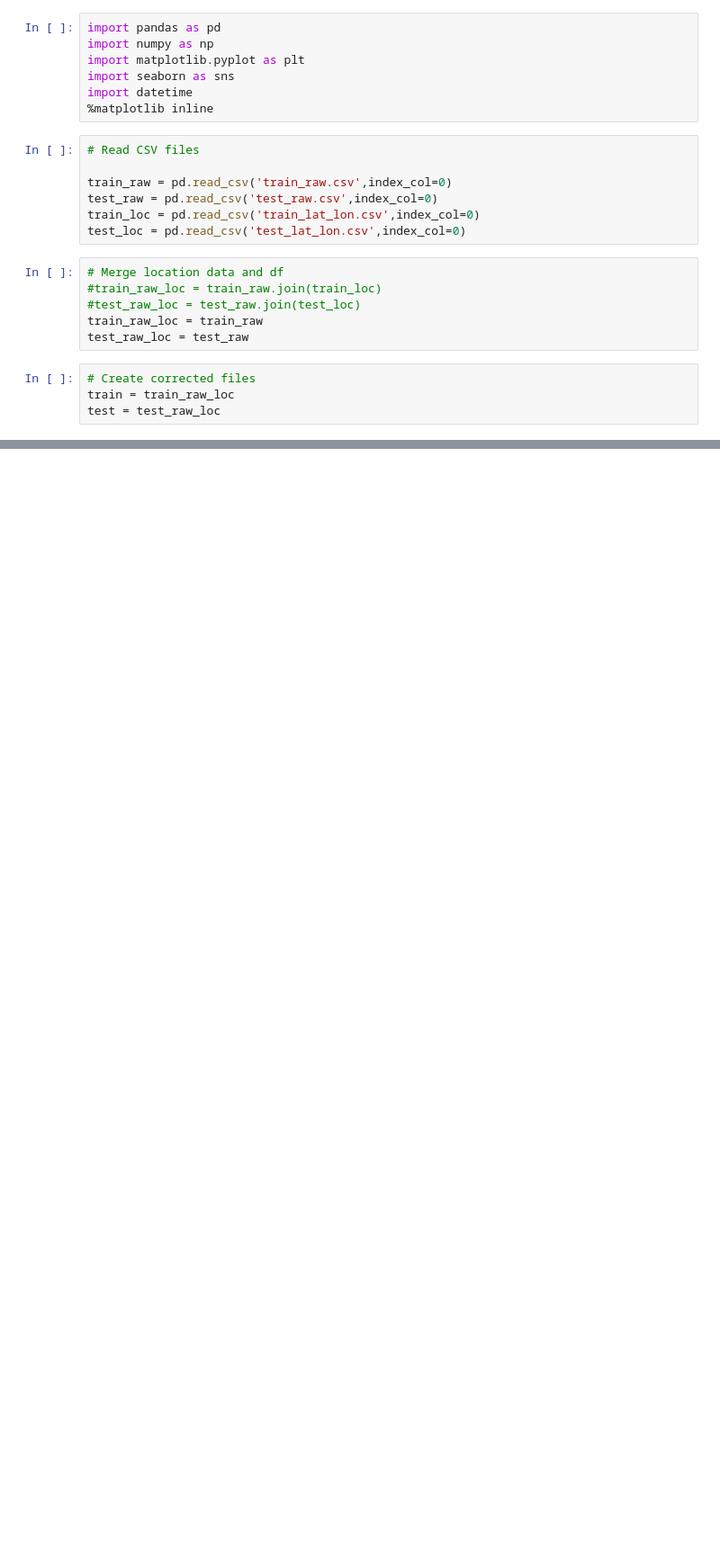
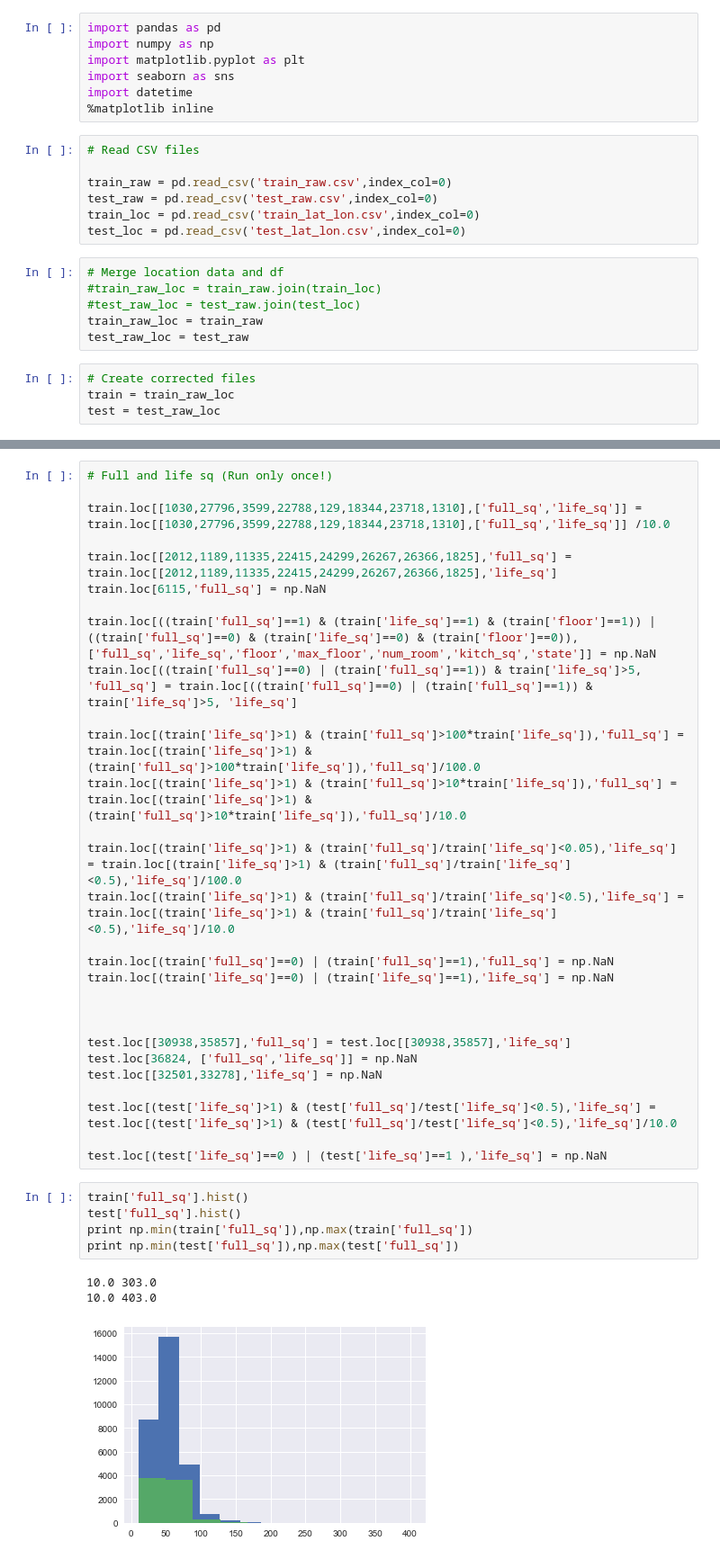
Before and after one commit to JulesLandrySimard/Kaggle-Sberbank, a Jupyter notebook: Clean_files.ipynb, the cells around one changed output, grey strips where cells are left out. Shown: that part at 90% size. Drawn from its saved outputs; the diff is of its cells as text; blank space fills up the shorter version.

```diff
--- a/Clean_files.ipynb
+++ b/Clean_files.ipynb
@@ -342,0 +82,38 @@ print np.sum(abs(pred_build-y_test))/len(y_test)
+# %%
+# Full and life sq (Run only once!)
+
+train.loc[[1030,27796,3599,22788,129,18344,23718,1310],['full_sq','life_sq']] = train.loc[[1030,27796,3599,22788,129,18344,23718,1310],['full_sq','life_sq']] /10.0
+
+train.loc[[2012,1189,11335,22415,24299,26267,26366,1825],'full_sq'] = train.loc[[2012,1189,11335,22415,24299,26267,26366,1825],'life_sq']
+train.loc[6115,'full_sq'] = np.NaN
+
+train.loc[((train['full_sq']==1) & (train['life_sq']==1) & (train['floor']==1)) | ((train['full_sq']==0) & (train['life_sq']==0) & (train['floor']==0)),['full_sq','life_sq','floor','max_floor','num_room','kitch_sq','state']] = np.NaN
+train.loc[((train['full_sq']==0) | (train['full_sq']==1)) & train['life_sq']>5, 'full_sq'] = train.loc[((train['full_sq']==0) | (train['full_sq']==1)) & train['life_sq']>5, 'life_sq']
+
+train.loc[(train['life_sq']>1) & (train['full_sq']>100*train['life_sq']),'full_sq'] = train.loc[(train['life_sq']>1) & (train['full_sq']>100*train['life_sq']),'full_sq']/100.0
+train.loc[(train['life_sq']>1) & (train['full_sq']>10*train['life_sq']),'full_sq'] = train.loc[(train['life_sq']>1) & (train['full_sq']>10*train['life_sq']),'full_sq']/10.0
+
+train.loc[(train['life_sq']>1) & (train['full_sq']/train['life_sq']<0.05),'life_sq'] = train.loc[(train['life_sq']>1) & (train['full_sq']/train['life_sq']<0.5),'life_sq']/100.0
+train.loc[(train['life_sq']>1) & (train['full_sq']/train['life_sq']<0.5),'life_sq'] = train.loc[(train['life_sq']>1) & (train['full_sq']/train['life_sq']<0.5),'life_sq']/10.0
+
+train.loc[(train['full_sq']==0) | (train['full_sq']==1),'full_sq'] = np.NaN
+train.loc[(train['life_sq']==0) | (train['life_sq']==1),'life_sq'] = np.NaN
+
+
+
+test.loc[[30938,35857],'full_sq'] = test.loc[[30938,35857],'life_sq']
+test.loc[36824, ['full_sq','life_sq']] = np.NaN
+test.loc[[32501,33278],'life_sq'] = np.NaN
+
+test.loc[(test['life_sq']>1) & (test['full_sq']/test['life_sq']<0.5),'life_sq'] = test.loc[(test['life_sq']>1) & (test['full_sq']/test['life_sq']<0.5),'life_sq']/10.0
+
+test.loc[(test['life_sq']==0 ) | (test['life_sq']==1 ),'life_sq'] = np.NaN
+# %%
+train['full_sq'].hist()
+test['full_sq'].hist()
+print np.min(train['full_sq']),np.max(train['full_sq'])
+print np.min(test['full_sq']),np.max(test['full_sq'])
+# %% [output]
+10.0 303.0
+10.0 403.0
+[figure, added]
```
Also changed, not shown: parts of 50 cells of this notebook, 6 other files.
